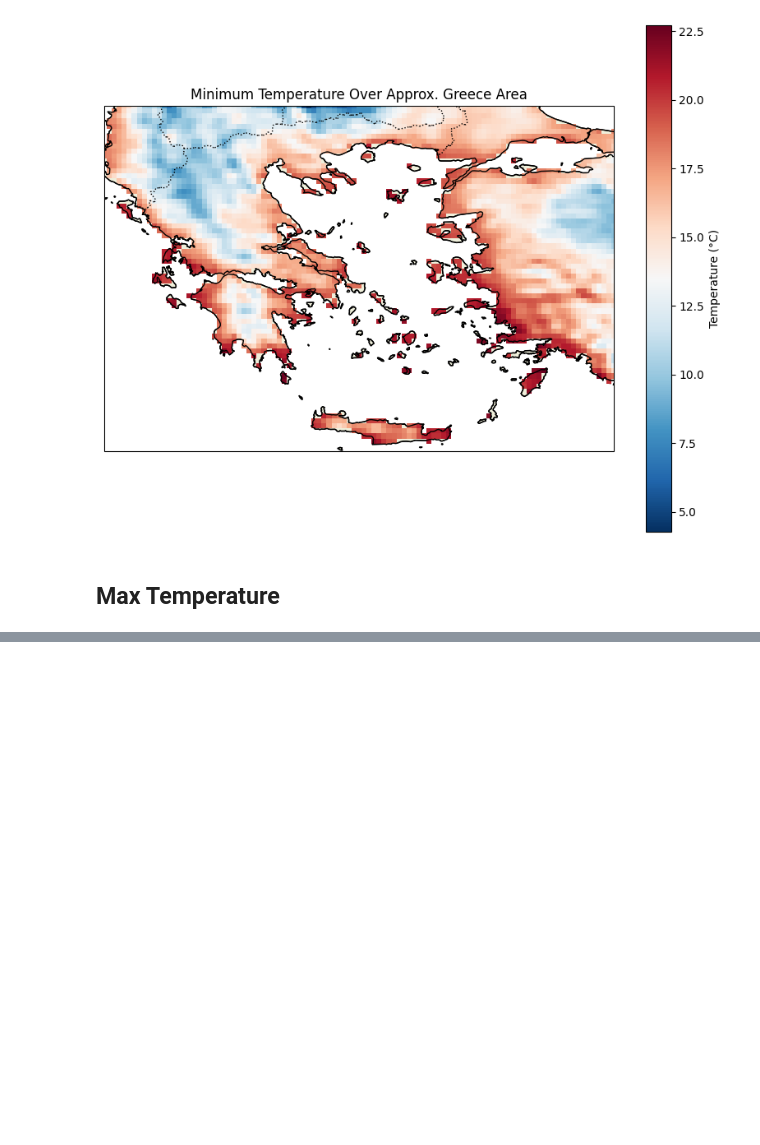
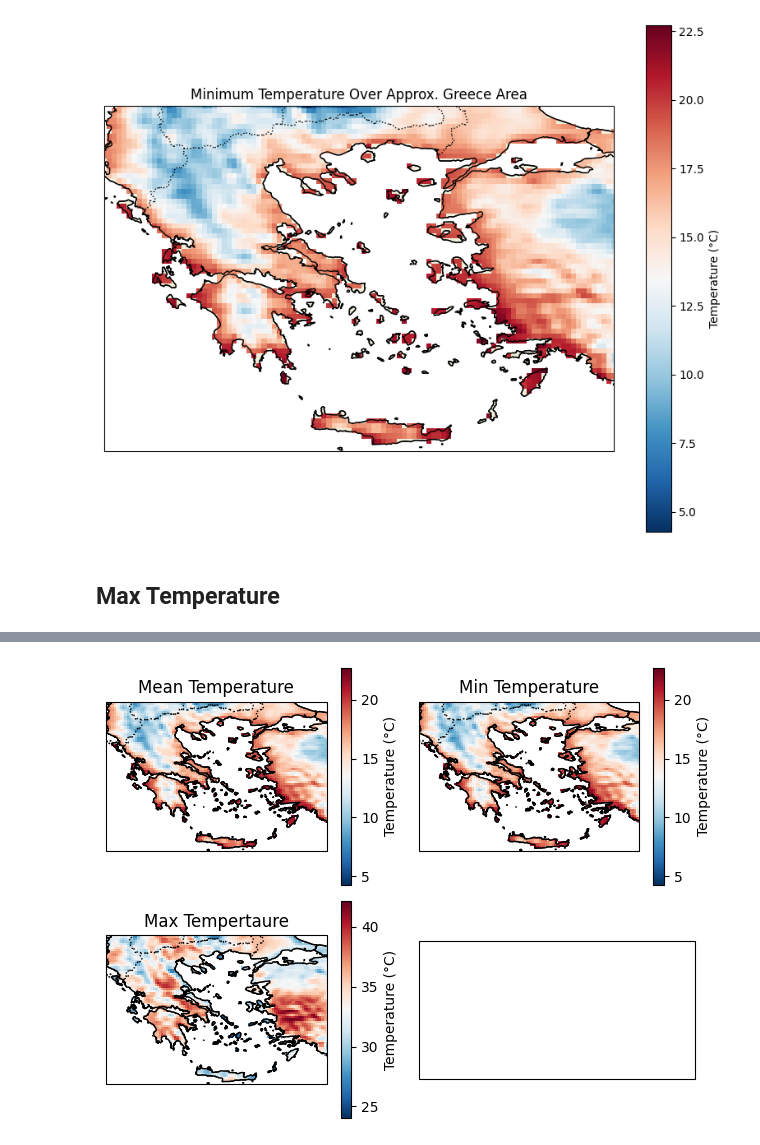
Before and after one commit to edwardLum/mapping-data-visualization-python, a Jupyter notebook: code/exercise1/Exercise 1.ipynb, the cells around one changed output, grey strips where cells are left out. Saved outputs shown, nothing was run; the diff lists cells and outputs as text; code cells hidden in the pictures; blank space fills up the shorter version.

```diff
--- a/code/exercise1/Exercise 1.ipynb
+++ b/code/exercise1/Exercise 1.ipynb
@@ -60,7 +60,7 @@ plt.show()
 temperature_arr = ds["t2m"]
 min_daily_temperature = temperature_arr.groupby("time").min("step")
 # %%
-min_temperature = mean_daily_temperature.min(dim="time")
+min_temperature = min_daily_temperature.min(dim="time")
 # %%
 fig, ax = plt.subplots(subplot_kw={'projection': ccrs.PlateCarree()}, figsize=(10, 8))
 ax.set_extent([19.37, 29.57, 34.8, 41.7])  # [lon_min, lon_max, lat_min, lat_max] covering approx. Greece area
@@ -86,0 +103,24 @@ max_temperature = mean_daily_temperature.min(dim="time")
+# %%
+fig, ((ax1, ax2), (ax3, ax4)) = plt.subplots(2, 2, subplot_kw={'projection': ccrs.PlateCarree()})
+
+def plot_temperature_on_ax(ax, data, title):
+    ax.set_extent([19.37, 29.57, 34.8, 41.7])  # [lon_min, lon_max, lat_min, lat_max] covering approx. Greece area
+
+    # Plot the mean temperature data
+    data.plot(ax=ax, transform=ccrs.PlateCarree(), cmap='RdBu_r', cbar_kwargs={'label': 'Temperature (°C)'})
+
+    # Adding coastlines and land features for better visualization
+    ax.add_feature(cfeature.COASTLINE)
+    ax.add_feature(cfeature.LAND, edgecolor='black')
+    ax.add_feature(cfeature.BORDERS, linestyle=':')
+    ax.set_title(title)
+
+# Now plot the data on the axes
+plot_temperature_on_ax(ax1, mean_temperature, 'Mean Temperature')
+plot_temperature_on_ax(ax2, min_temperature, 'Min Temperature')
+plot_temperature_on_ax(ax3, max_temperature, 'Max Tempertaure')
+
+plt.tight_layout()
+plt.show()
+# %% [output]
+[figure, added]
```
Also changed, not shown: parts of 2 cells of this notebook.
